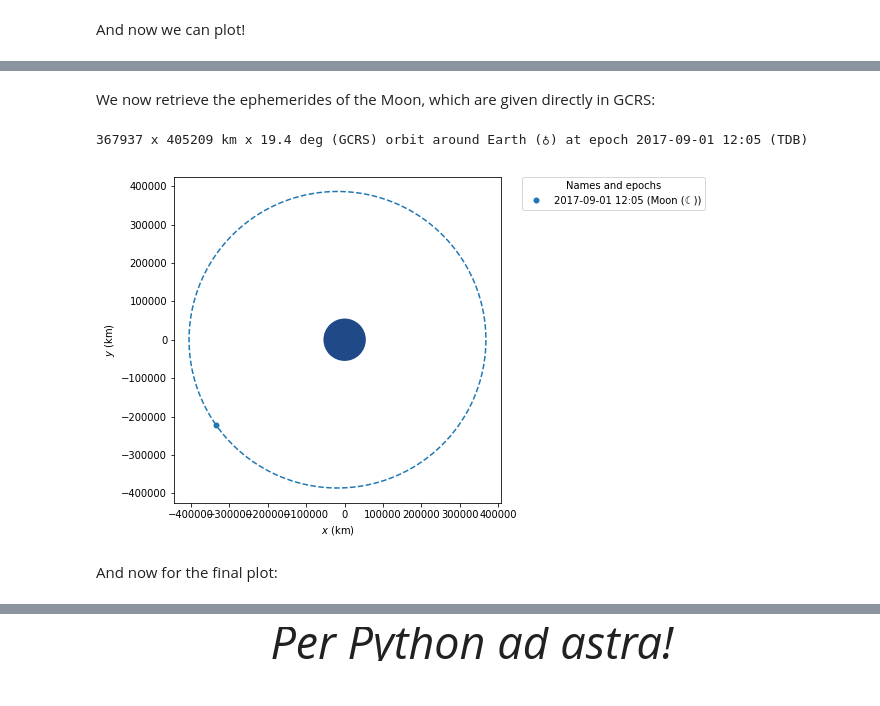
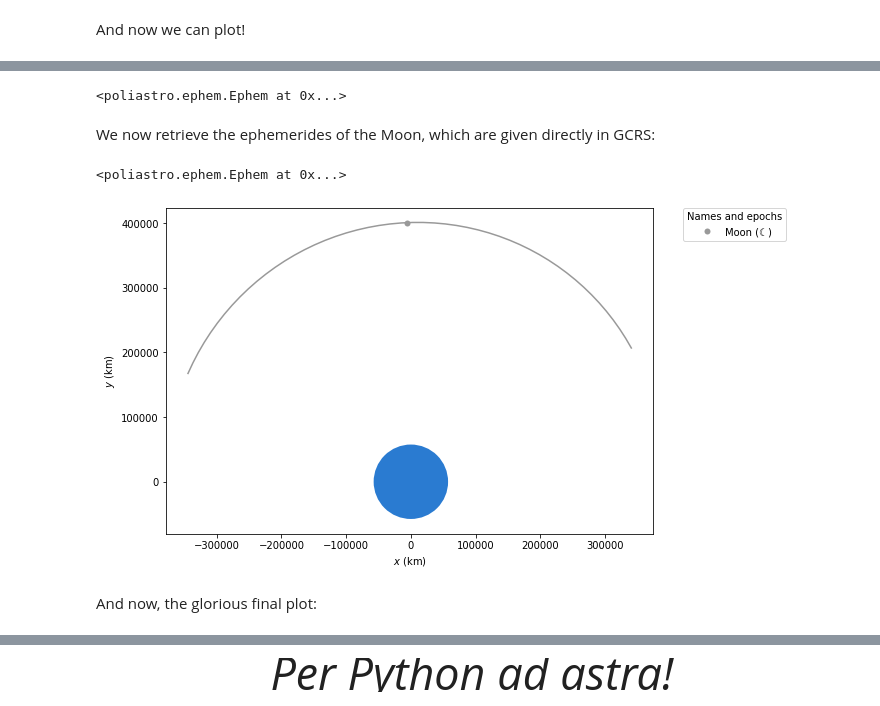
Before and after one commit to poliastro/poliastro, a Jupyter notebook: docs/source/examples/Catch that asteroid!.ipynb, the cells around one changed output, grey strips where cells are left out. Cells and saved outputs as stored; diff of their text form; code cells hidden in the pictures.

```diff
--- a/docs/source/examples/Catch that asteroid!.ipynb
+++ b/docs/source/examples/Catch that asteroid!.ipynb
@@ -131,13 +109,25 @@ Previous warning was raised since Florence's orbit as seen from Earth is hyperbo
+# %%
+epochs = time_range(EPOCH - TimeDelta(5 * u.day), end=EPOCH + TimeDelta(5 * u.day))
+# %%
+florence_e = Ephem.from_horizons("Florence", epochs, attractor=Earth)
+florence_e
+# %% [output]
+<poliastro.ephem.Ephem at 0x...>
 # %% [markdown]
 We now retrieve the ephemerides of the Moon, which are given directly in GCRS:
-# %%
-moon = Orbit.from_body_ephem(Moon, EPOCH)
-moon
-# %% [output]
-367937 x 405209 km x 19.4 deg (GCRS) orbit around Earth (♁) at epoch 2017-09-01 12:05 (TDB)
-# %%
-moon.plot(label=Moon);
-# %% [output]
-[figure, removed]
+# %%
+moon = Ephem.from_body(Moon, epochs, attractor=Earth)
+moon
+# %% [output]
+<poliastro.ephem.Ephem at 0x...>
+# %%
+from poliastro.plotting.static import StaticOrbitPlotter
+
+plotter = StaticOrbitPlotter()
+plotter.set_attractor(Earth)
+plotter.set_body_frame(Moon)
+plotter.plot_ephem(moon, EPOCH, label=Moon, color=C_MOON);
+# %% [output]
+[figure, added]
 # %% [markdown]
-And now for the final plot:
+And now, the glorious final plot:
```
Also changed, not shown: parts of 36 cells of this notebook, 7 other files.
